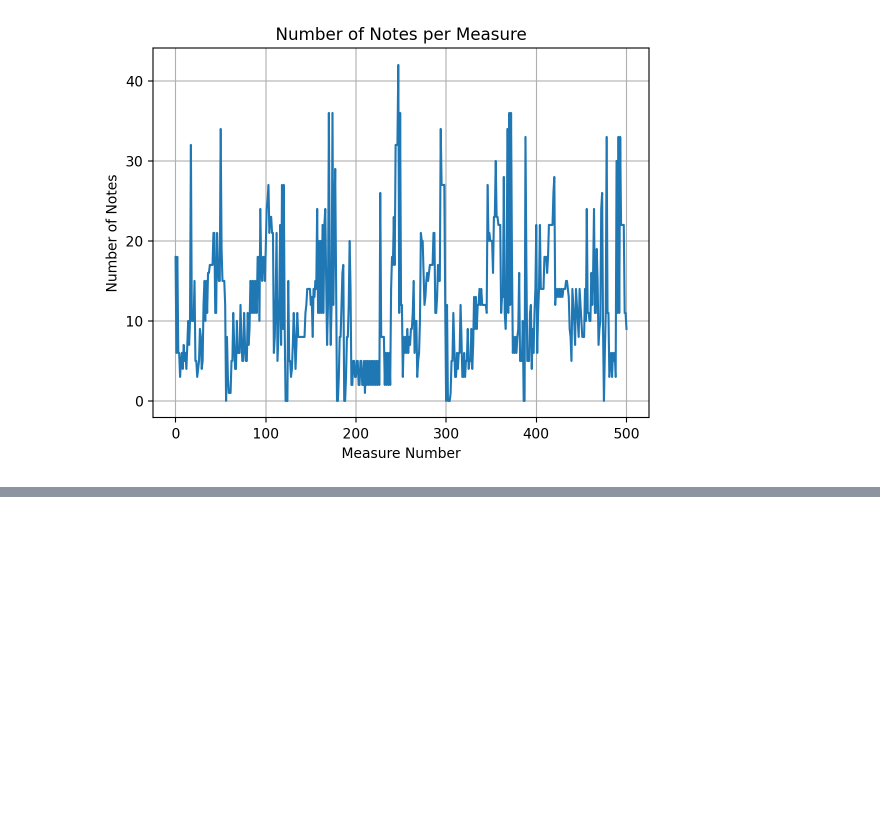
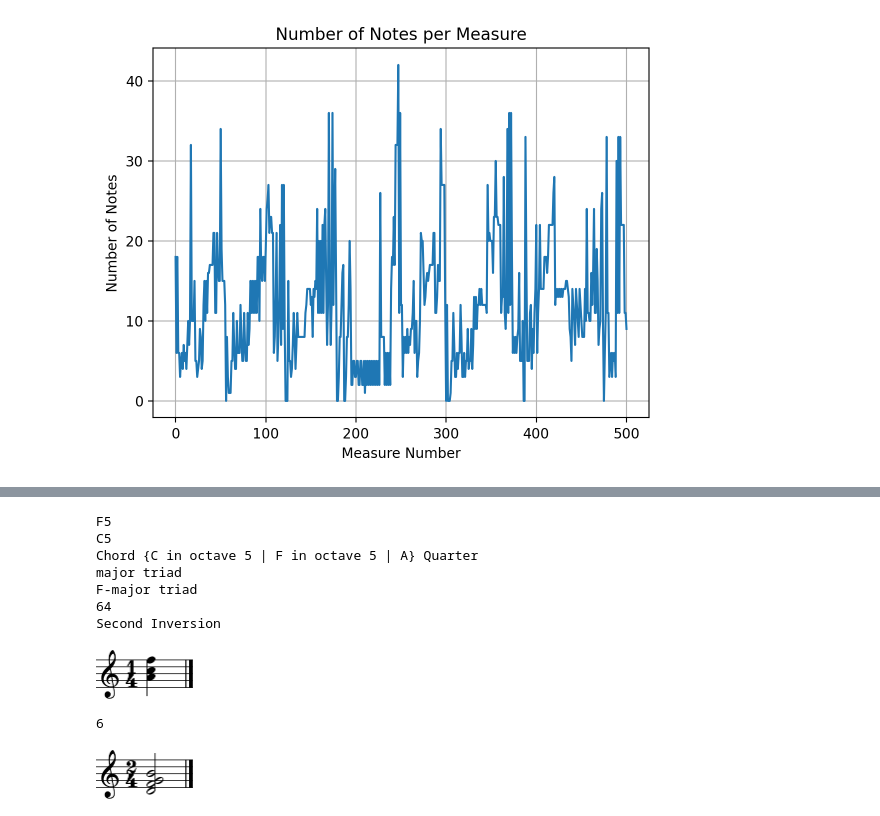
Before and after one commit to Fr0stbyteR/music-programming-2024-python, a Jupyter notebook: music21.ipynb, the cells around one changed output, grey strips where cells are left out. Cells and saved outputs as stored; diff of their text form; code cells hidden in the pictures; blank space fills up the shorter version.

```diff
--- a/music21.ipynb
+++ b/music21.ipynb
@@ -109,0 +135,27 @@ plt.show()
+# %%
+print(chord3.root())
+print(chord3.bass())
+print(chord3.fullName)
+print(chord3.commonName)
+print(chord3.pitchedCommonName)
+print(chord3.inversionName())
+print(chord3.inversionText())
+chord3_inversion1 = chord.Chord(chord3)
+chord3_inversion1.inversion(1)
+chord3_inversion1.show()
+print(chord3_inversion1.inversionName())
+# %% [output]
+F5
+C5
+Chord {C in octave 5 | F in octave 5 | A} Quarter
+major triad
+F-major triad
+64
+Second Inversion
+[figure, added]
+6
+# %%
+chord4 = chord.Chord("D F G B", quarterLength=2.0)
+chord4.show()
+# %% [output]
+[figure, added]
```
Also changed, not shown: parts of 19 cells of this notebook, 2 other files.
